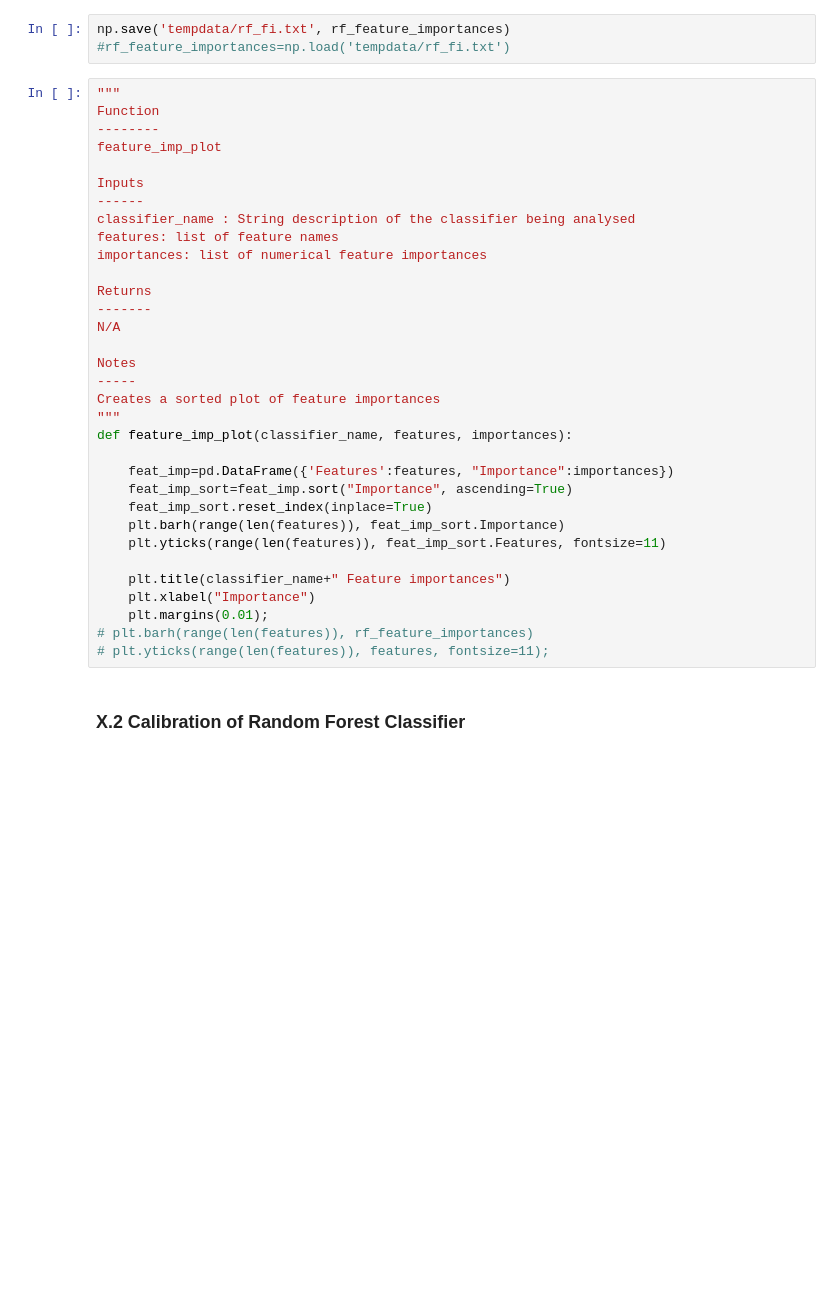
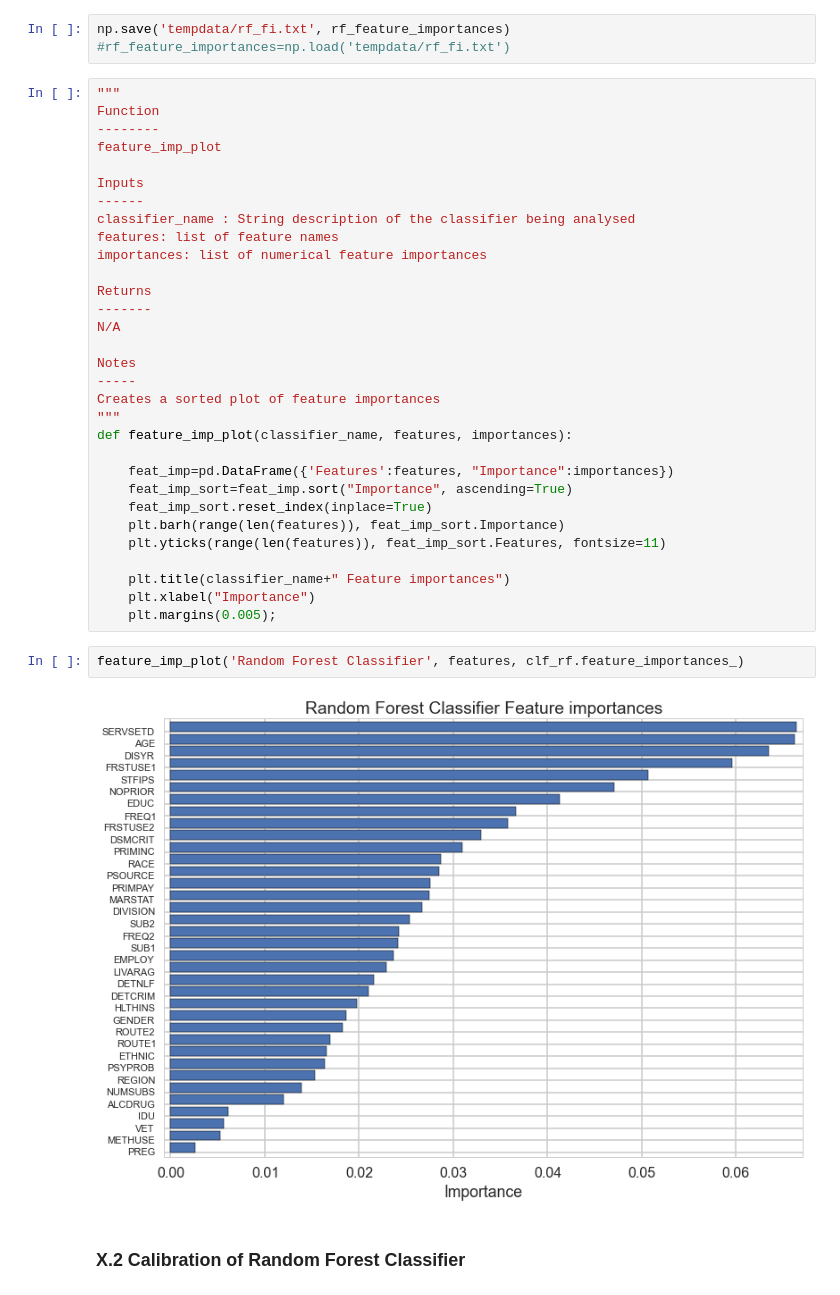
Before and after one commit to TNames/DRUG_TREATMENT_PROJECT, a Jupyter notebook: Process_Book.ipynb, the cells around one changed output. Cells and saved outputs as stored; diff of their text form; blank space fills up the shorter version.

```diff
--- a/Process_Book.ipynb
+++ b/Process_Book.ipynb
@@ -1056,9 +1084,11 @@ def feature_imp_plot(classifier_name, features, importances):
 
     plt.title(classifier_name+" Feature importances")
     plt.xlabel("Importance")
-    plt.margins(0.01);
-# plt.barh(range(len(features)), rf_feature_importances)
-# plt.yticks(range(len(features)), features, fontsize=11);
+    plt.margins(0.005);
+# %%
+feature_imp_plot('Random Forest Classifier', features, clf_rf.feature_importances_)
+# %% [output]
+[figure, added]
 # %% [markdown]
 ### X.2 Calibration of Random Forest Classifier
 # %%
```
Also changed, not shown: parts of 55 cells of this notebook.
